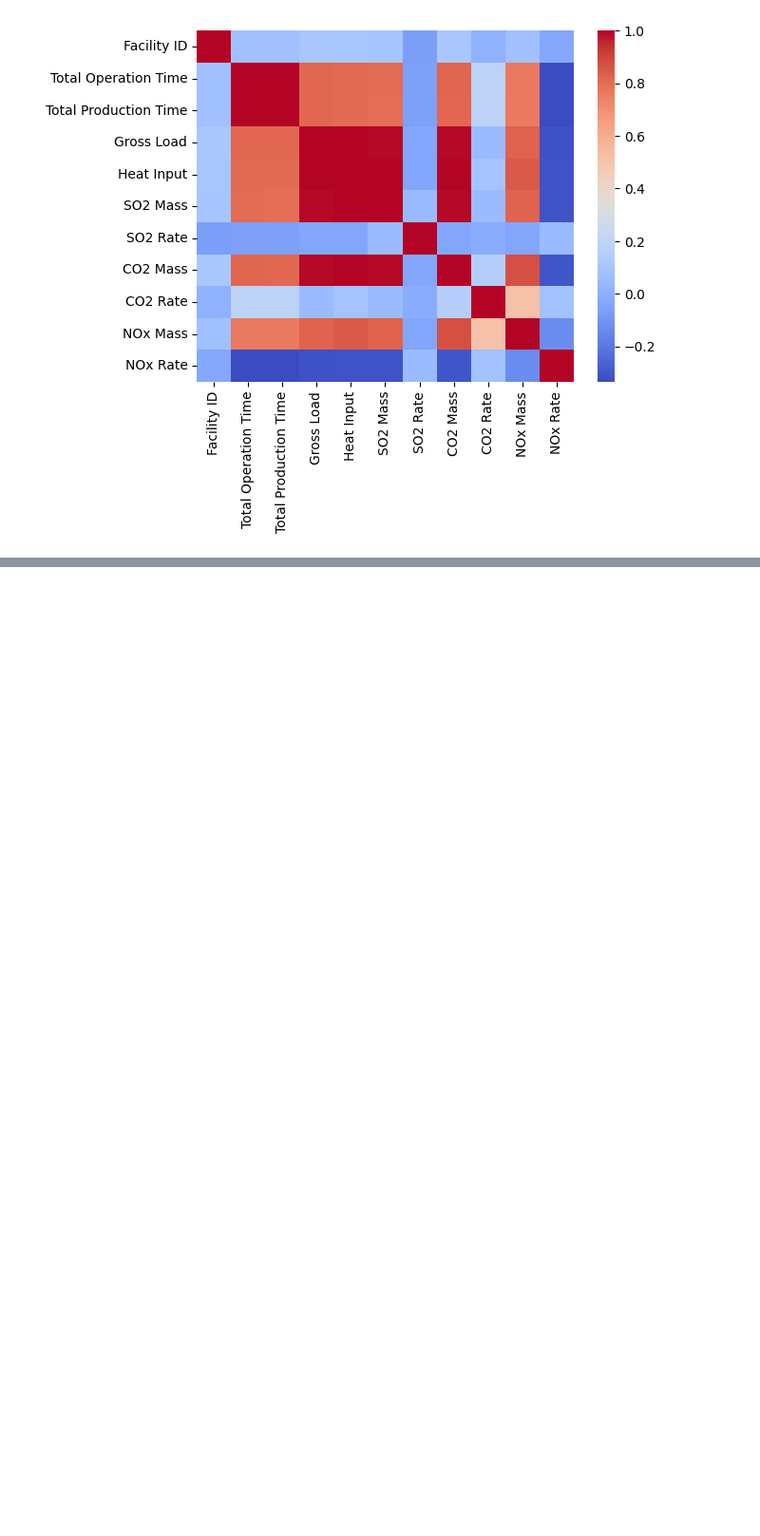
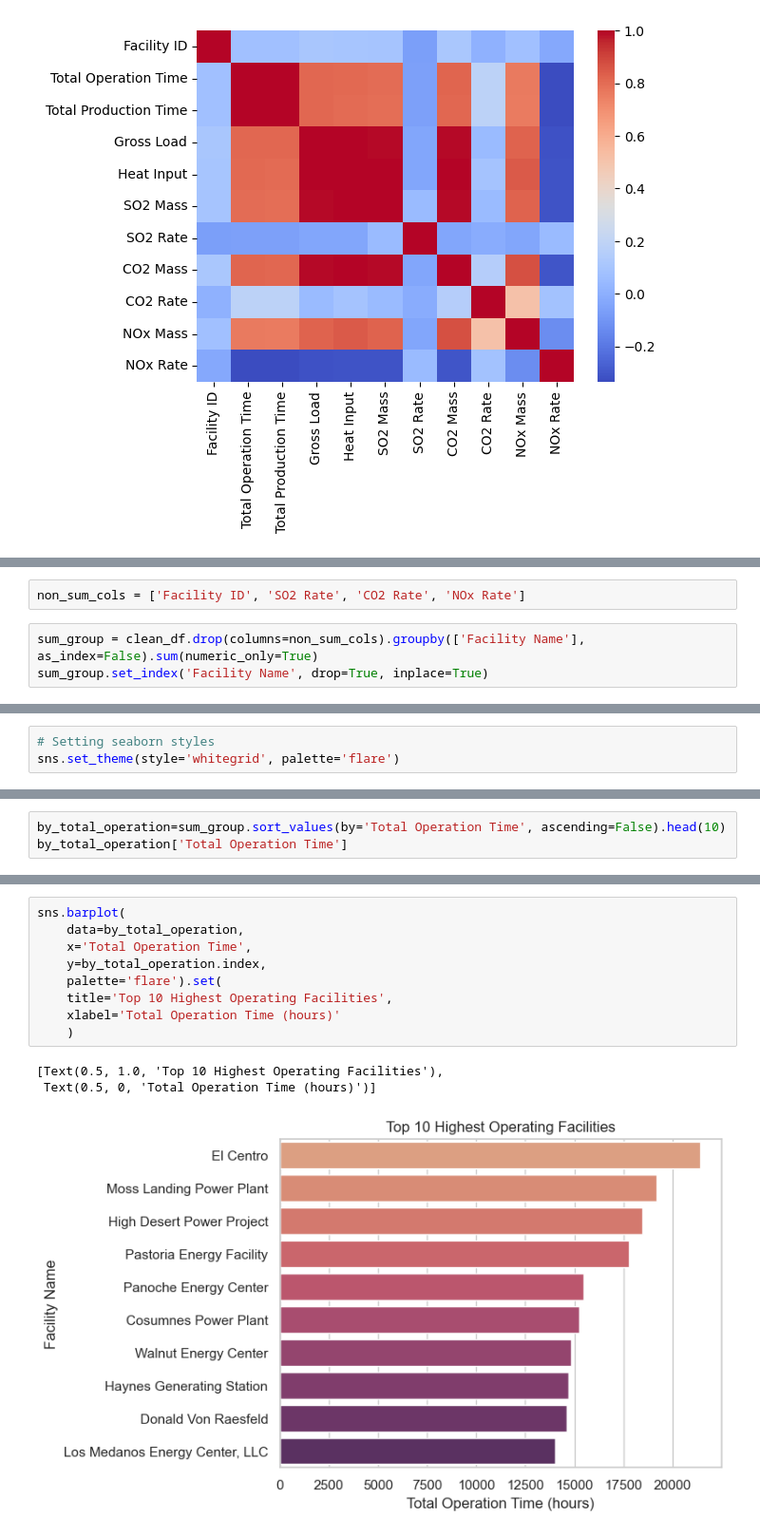
Before and after one commit to paulsoriiiano/power-sector-emissions-analysis, a Jupyter notebook: notebook.ipynb, the cells around one changed output, grey strips where cells are left out. Shown at 95% size. Cells and saved outputs as stored; diff of their text form; blank space fills up the shorter version.

```diff
--- a/notebook.ipynb
+++ b/notebook.ipynb
@@ -382,0 +401,5 @@ ___
+# %%
+non_sum_cols = ['Facility ID', 'SO2 Rate', 'CO2 Rate', 'NOx Rate']
+# %%
+sum_group = clean_df.drop(columns=non_sum_cols).groupby(['Facility Name'], as_index=False).sum(numeric_only=True)
+sum_group.set_index('Facility Name', drop=True, inplace=True)
@@ -382,0 +442,3 @@ ___
+# %%
+# Setting seaborn styles
+sns.set_theme(style='whitegrid', palette='flare')
@@ -382,0 +447,3 @@ ___
+# %%
+by_total_operation=sum_group.sort_values(by='Total Operation Time', ascending=False).head(10)
+by_total_operation['Total Operation Time']
@@ -382,0 +463,13 @@ ___
+# %%
+sns.barplot(
+    data=by_total_operation,
+    x='Total Operation Time',
+    y=by_total_operation.index,
+    palette='flare').set(
+    title='Top 10 Highest Operating Facilities',
+    xlabel='Total Operation Time (hours)'
+    )
+# %% [output]
+[Text(0.5, 1.0, 'Top 10 Highest Operating Facilities'),
+ Text(0.5, 0, 'Total Operation Time (hours)')]
+[figure, added]
```
Also changed, not shown: parts of 26 cells of this notebook.
